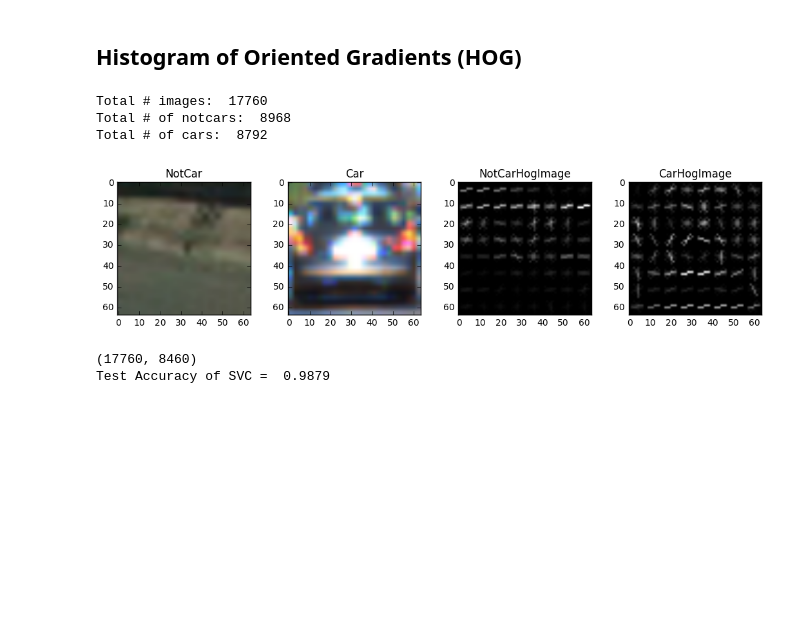
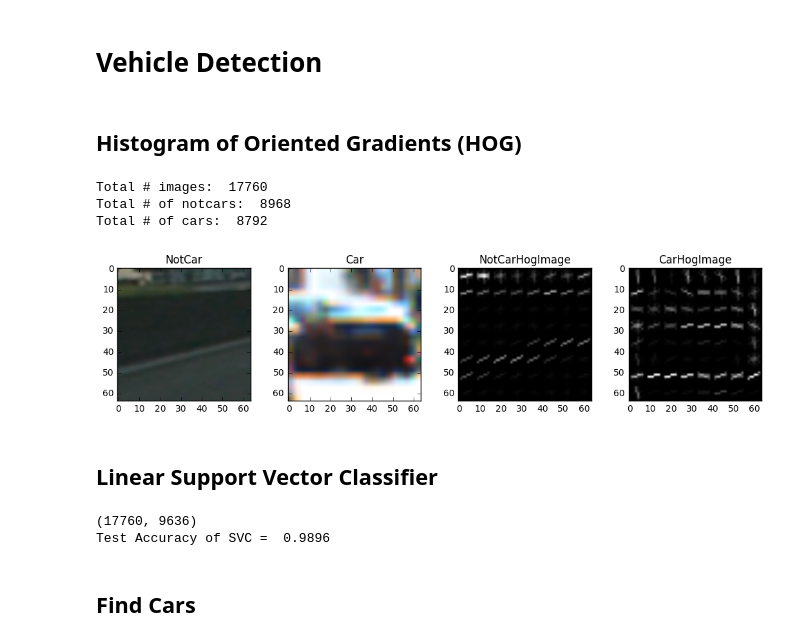
Before and after one commit to mstuefer/CarND-Vehicle-Detection, a Jupyter notebook: Main.ipynb, the cells around one changed output. Saved outputs shown, nothing was run; the diff lists cells and outputs as text; code cells hidden in the pictures; blank space fills up the shorter version.

```diff
--- a/Main.ipynb
+++ b/Main.ipynb
@@ -12,3 +1,5 @@ The goals / steps of this project are the following:
+# %% [markdown]
+# Vehicle Detection
 # %% [markdown]
 ## Histogram of Oriented Gradients (HOG)
 # %%
@@ -21,15 +12,37 @@ import glob
 
 %matplotlib inline
 
-orient = 9  # HOG orientations
-pix_per_cell = 8 # HOG pixels per cell
+# Define some global variables which we use through the whole notebook
+
+global orient
+global pix_per_cell
+global cell_per_block
+global ystart
+global ystop
+global scale
+global spatial_size
+global hist_bins
+
+global cspace
+global test_img
+global heat_threshold
+
+# Set the parameters, starting out with the parameters we also used in the video-lecture (best-practices)
+
+orient = 11  # HOG orientation - (typical values between 6-12)
+pix_per_cell = 8 # HOG pixels per cell - (commonly square but not necessarily)
 cell_per_block = 2 # HOG cells per block
-ystart = 400
-
-ystop = 656
+ystart = 400 # Exclude non interesting area start
+ystop = 656 # Exclude non interesting area stop
 scale = 1.5
 spatial_size = (32, 32)
 hist_bins = 32
+
+cspace = "RGB2YUV"
+test_img = mpimg.imread("test_images/test1.jpg")
+heat_threshold = 3
+
+# HOG Features
 
 def get_hog_features(img, orient, pix_per_cell, cell_per_block, vis=False, feature_vec=True):
     if vis == True:
@@ -48,6 +61,7 @@ def get_hog_features(img, orient, pix_per_cell, cell_per_block, vis=False, featu
         return features
 
 # Read in car and non-car images
+
 images = glob.glob("/Users/manuelstuefer/PycharmProjects/CarND-Vehicle-Detection/images/*/*/*.png")
 print("Total # images: ", len(images))
 cars = []
@@ -58,53 +72,54 @@ for image in images:
     else:
         cars.append(image)
 
-# Balance dataset
-# ...remove some notcars_images
-# notcars = notcars[:len(cars)]
-# cars = cars[:len(notcars)]
-
 print("Total # of notcars: ", len(notcars))
 print("Total # of cars: ", len(cars))
 
-##########################
-# Speedup during testing
-# cars = cars[:1000]
-# notcars = notcars[:1000]
+img_ind = np.random.randint(0, min(len(cars), len(notcars)))
 
-img_ind = np.random.randint(0, min(len(cars), len(notcars)))
+# Show a random non-vehicle (NotCar) and a vehicle (Car) with corresponding HOG Image
 
 notcar = mpimg.imread(notcars[img_ind])
 gnotcar = cv2.cvtColor(notcar, cv2.COLOR_RGB2GRAY)
 _, notcar_hog_image = get_hog_features(gnotcar, orient, pix_per_cell, cell_per_block, True, True)
 
 car = mpimg.imread(cars[img_ind])
 gcar = cv2.cvtColor(car, cv2.COLOR_RGB2GRAY)
 _, car_hog_image = get_hog_features(gcar, orient, pix_per_cell, cell_per_block, True, True)
 
 f, (ax1, ax2, ax3, ax4) = plt.subplots(1, 4, figsize=(10, 8))
 f.tight_layout()
 ax1.imshow(notcar, cmap='gray')
 ax1.set_title('NotCar', fontsize=12)
 ax2.imshow(car, cmap='gray')
 ax2.set_title('Car', fontsize=12)
 ax3.imshow(notcar_hog_image, cmap='gray')
 ax3.set_title('NotCarHogImage', fontsize=12)
 ax4.imshow(car_hog_image, cmap='gray')
 ax4.set_title('CarHogImage', fontsize=12)
 plt.subplots_adjust(left=0., right=1, top=0.9, bottom=0.)
 # %% [output]
 Total # images:  17760
 Total # of notcars:  8968
 Total # of cars:  8792
-[figure, old version]
+[figure, new version]
+# %% [markdown]
+## Linear Support Vector Classifier
 # %%
 # Classifier training
 
+from sklearn.grid_search import GridSearchCV
 from sklearn.svm import LinearSVC
 from sklearn.preprocessing import StandardScaler
 from sklearn.cross_validation import train_test_split
 
-# def convert_color(img, conv='RGB2YCrCb'):
+param_grid = [
+    # {'C': [1, 10], 'gamma': [0.001, 0.0001]}
+    # {'C': [1, 10, 100], 'kernel': ['linear'], 'gamma': [0.001, 0.0001]}
+    # {'C': [1, 10, 100, 1000], 'kernel': ['linear', 'rbf'], 'gamma': [0.001, 0.0001],
+    # {'C': [1, 10, 100, 1000], 'gamma': [0.001, 0.0001], 'kernel': ['rbf']},
+ ]
+
 def convert_color(img, conv='RGB2YCrCb'):
     if conv == 'RGB2YCrCb':
         return cv2.cvtColor(img, cv2.COLOR_RGB2YCrCb)
@@ -133,6 +148,7 @@ def color_hist(img, nbins=32):
     return hist_features
 
 def extract_features(imgs, spatial_size=(32, 32), hist_bins=32):
+    global cspace
     # Create a list to append feature vectors to
     features = []
 
@@ -141,7 +157,7 @@ def extract_features(imgs, spatial_size=(32, 32), hist_bins=32):
         # Read in each one by one
         image = mpimg.imread(file)
         image = image.astype(np.float32)/255
-        feature_image = convert_color(image)
+        feature_image = convert_color(image, cspace)
 
         # ALL hog_channel
         ch1 = feature_image[:,:,0]
@@ -178,14 +194,20 @@ if len(car_features) > 0:
     X_train, X_test, y_train, y_test = train_test_split(scaled_X, y, test_size=0.2, random_state=rand_state)
     # Use a linear SVC
     svc = LinearSVC()
+    # svc = SVC()
+    # clf = GridSearchCV(svc, param_grid)
     # Train
     svc.fit(X_train, y_train)
+    # clf.fit(X_train, y_train)
+    # print('Best params found = ', clf.best_params_)
     print('Test Accuracy of SVC = ', round(svc.score(X_test, y_test), 4))
 else:
     raise ValueError("car_features empty")
 # %% [output]
-(17760, 8460)
-Test Accuracy of SVC =  0.9879
+(17760, 9636)
+Test Accuracy of SVC =  0.9896
+# %% [markdown]
+## Find Cars
 # %%
 # Sliding Window Search
 
```
Also changed, not shown: parts of 9 cells of this notebook, 3 other files.
